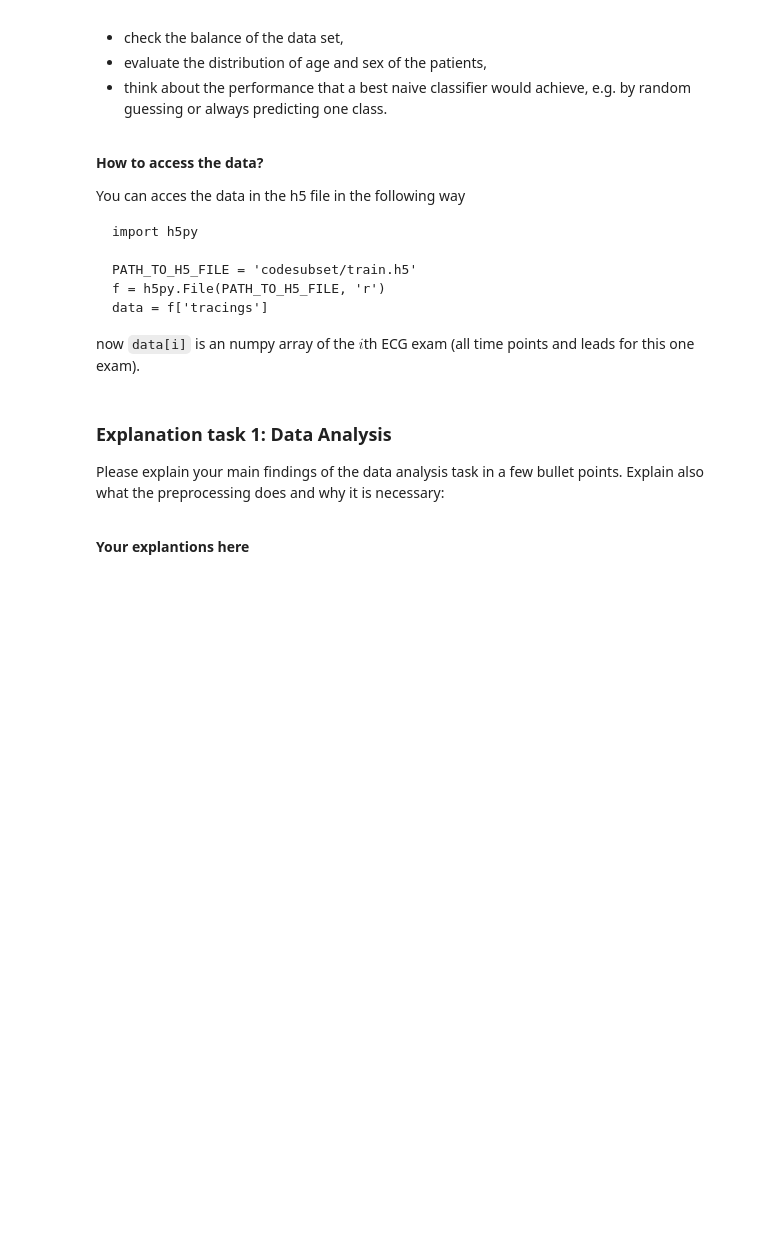
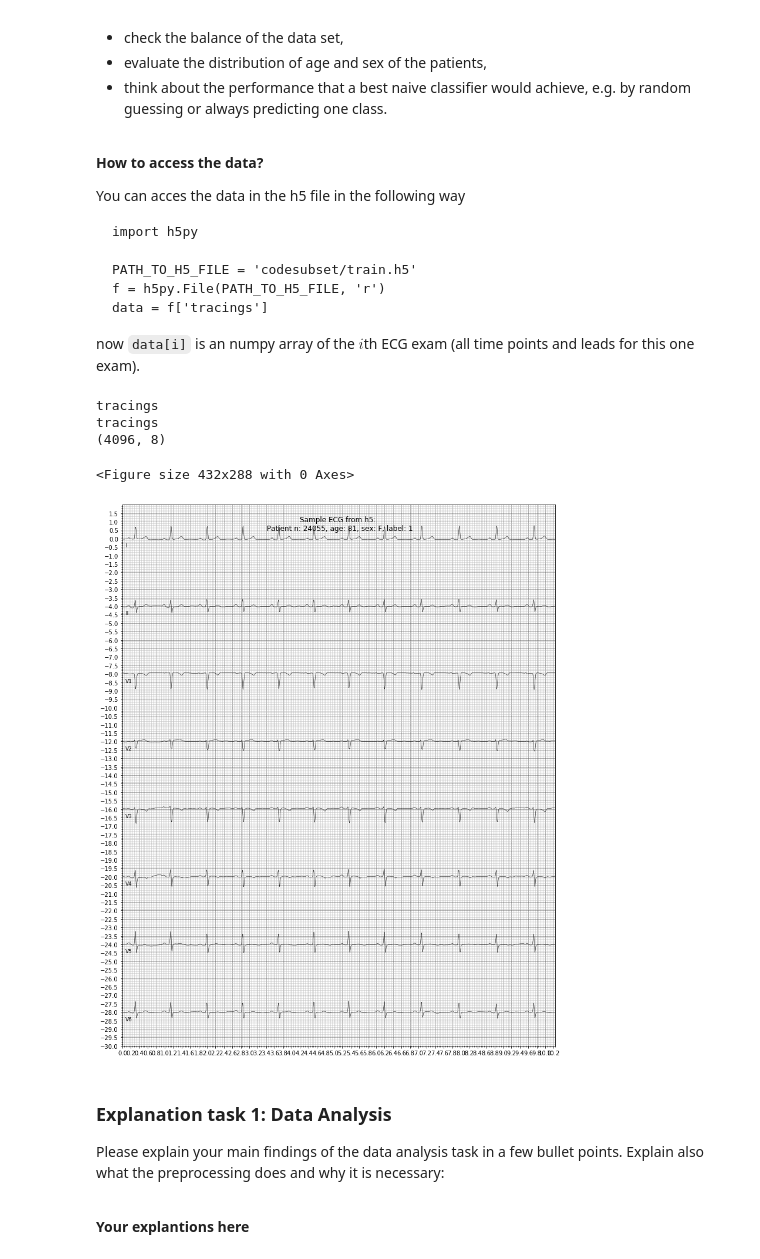
Before and after one commit to tadteo/WASP_AI_Course_Module3, a Jupyter notebook: assignment_ecg_classification.ipynb, the cells around one changed output. Cells and saved outputs as stored; diff of their text form; code cells hidden in the pictures; blank space fills up the shorter version.

Commit message:
working till training

```diff
--- a/assignment_ecg_classification.ipynb
+++ b/assignment_ecg_classification.ipynb
@@ -201,3 +197,49 @@ print(data)
+# %%
+"""
+TASK: Insert your code here
+"""
+
+import h5py
+import pandas as pd
+runfile("ecg-preprocessing/read_ecg.py")
+
+PATH_TO_H5_FILE = 'codesubset/train.h5'
+f= h5py.File(PATH_TO_H5_FILE, 'r')
+path_to_csv_train = 'codesubset/train.csv'
+
+
+for key in f.keys():
+    print(key)
+for _ in f:
+    print(_)
+
+# print(f.attrs)
+data = f['tracings']
+
+print(data[0].shape)
+
+y = pd.read_csv(path_to_csv_train).to_dict('records')
+
+# print(y)
+
+#get a random sample of the data
+i = np.random.randint(0, data.shape[0])
+
+
+# ECG plot
+plt.figure()
+lead = ['I', 'II', 'V1', 'V2', 'V3', 'V4', 'V5', 'V6']
+ecg_plot.plot(data[i].T, sample_rate=400, style='bw', row_height=8, lead_index=lead, columns=1, title=f'Sample ECG from h5: \n Patient n: {y[i]["id_patient"]}, age: {y[i]["age"]}, sex: {y[i]["sex"]}, label: {y[i]["AF"]}')
+# ecg_plot.plot(data[0], row_height=8, lead_index=lead, columns=1, title='Sample ECG from h5')
+plt.show()
+# print(data[0][0][:])
+# ecg_plot.plot(data[0], sample_rate=sample_rate, style='bw', row_height=8, lead_index=lead, columns=1, title='Sample ECG after pre-processing')
+# %% [output]
+tracings
+tracings
+(4096, 8)
+<Figure size 432x288 with 0 Axes>
+[figure, added]
 # %% [markdown]
 ### Explanation task 1: Data Analysis
 
```
Also changed, not shown: parts of 15 cells of this notebook.
